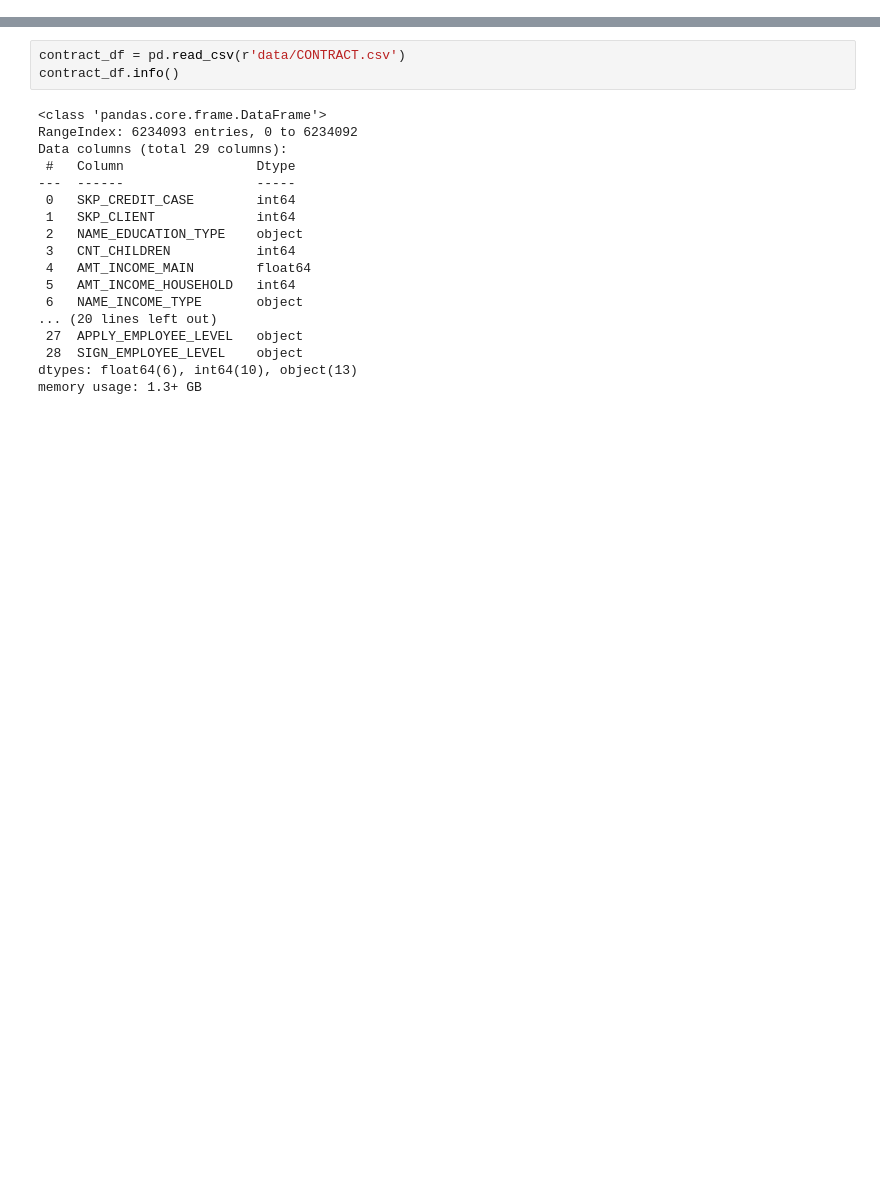
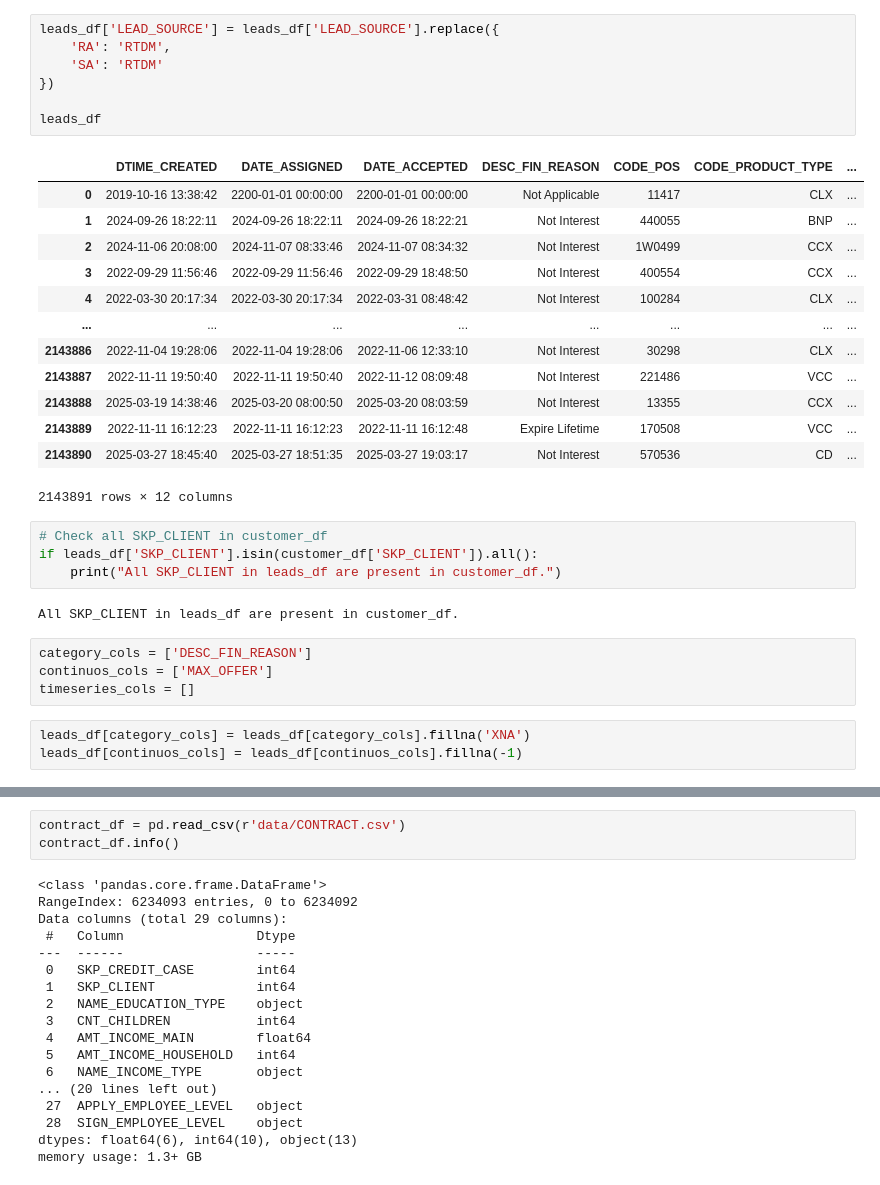
Before and after one commit to huynguyentuank22/DAZONE_2025, a Jupyter notebook: Round_3/preprocessing.ipynb, the cells around one changed output, grey strips where cells are left out. Saved outputs shown, nothing was run; the diff lists cells and outputs as text; blank space fills up the shorter version.

```diff
--- a/Round_3/preprocessing.ipynb
+++ b/Round_3/preprocessing.ipynb
@@ -6,0 +447,34 @@ warnings.filterwarnings("ignore")
+# %%
+leads_df['LEAD_SOURCE'] = leads_df['LEAD_SOURCE'].replace({
+    'RA': 'RTDM',
+    'SA': 'RTDM'
+})
+
+leads_df
+# %% [output]
+|  | DTIME_CREATED | DATE_ASSIGNED | DATE_ACCEPTED | DESC_FIN_REASON | CODE_POS | CODE_PRODUCT_TYPE | ... |
+| 0 | 2019-10-16 13:38:42 | 2200-01-01 00:00:00 | 2200-01-01 00:00:00 | Not Applicable | 11417 | CLX | ... |
+| 1 | 2024-09-26 18:22:11 | 2024-09-26 18:22:11 | 2024-09-26 18:22:21 | Not Interest | 440055 | BNP | ... |
+| 2 | 2024-11-06 20:08:00 | 2024-11-07 08:33:46 | 2024-11-07 08:34:32 | Not Interest | 1W0499 | CCX | ... |
+| 3 | 2022-09-29 11:56:46 | 2022-09-29 11:56:46 | 2022-09-29 18:48:50 | Not Interest | 400554 | CCX | ... |
+| 4 | 2022-03-30 20:17:34 | 2022-03-30 20:17:34 | 2022-03-31 08:48:42 | Not Interest | 100284 | CLX | ... |
+| ... | ... | ... | ... | ... | ... | ... | ... |
+| 2143886 | 2022-11-04 19:28:06 | 2022-11-04 19:28:06 | 2022-11-06 12:33:10 | Not Interest | 30298 | CLX | ... |
+| 2143887 | 2022-11-11 19:50:40 | 2022-11-11 19:50:40 | 2022-11-12 08:09:48 | Not Interest | 221486 | VCC | ... |
+| 2143888 | 2025-03-19 14:38:46 | 2025-03-20 08:00:50 | 2025-03-20 08:03:59 | Not Interest | 13355 | CCX | ... |
+| 2143889 | 2022-11-11 16:12:23 | 2022-11-11 16:12:23 | 2022-11-11 16:12:48 | Expire Lifetime | 170508 | VCC | ... |
+| 2143890 | 2025-03-27 18:45:40 | 2025-03-27 18:51:35 | 2025-03-27 19:03:17 | Not Interest | 570536 | CD | ... |
+2143891 rows × 12 columns
+# %%
+# Check all SKP_CLIENT in customer_df
+if leads_df['SKP_CLIENT'].isin(customer_df['SKP_CLIENT']).all():
+    print("All SKP_CLIENT in leads_df are present in customer_df.")
+# %% [output]
+All SKP_CLIENT in leads_df are present in customer_df.
+# %%
+category_cols = ['DESC_FIN_REASON']
+continuos_cols = ['MAX_OFFER']
+timeseries_cols = []
+# %%
+leads_df[category_cols] = leads_df[category_cols].fillna('XNA')
+leads_df[continuos_cols] = leads_df[continuos_cols].fillna(-1)
```
Also changed, not shown: parts of 97 cells of this notebook, 3 other files.
